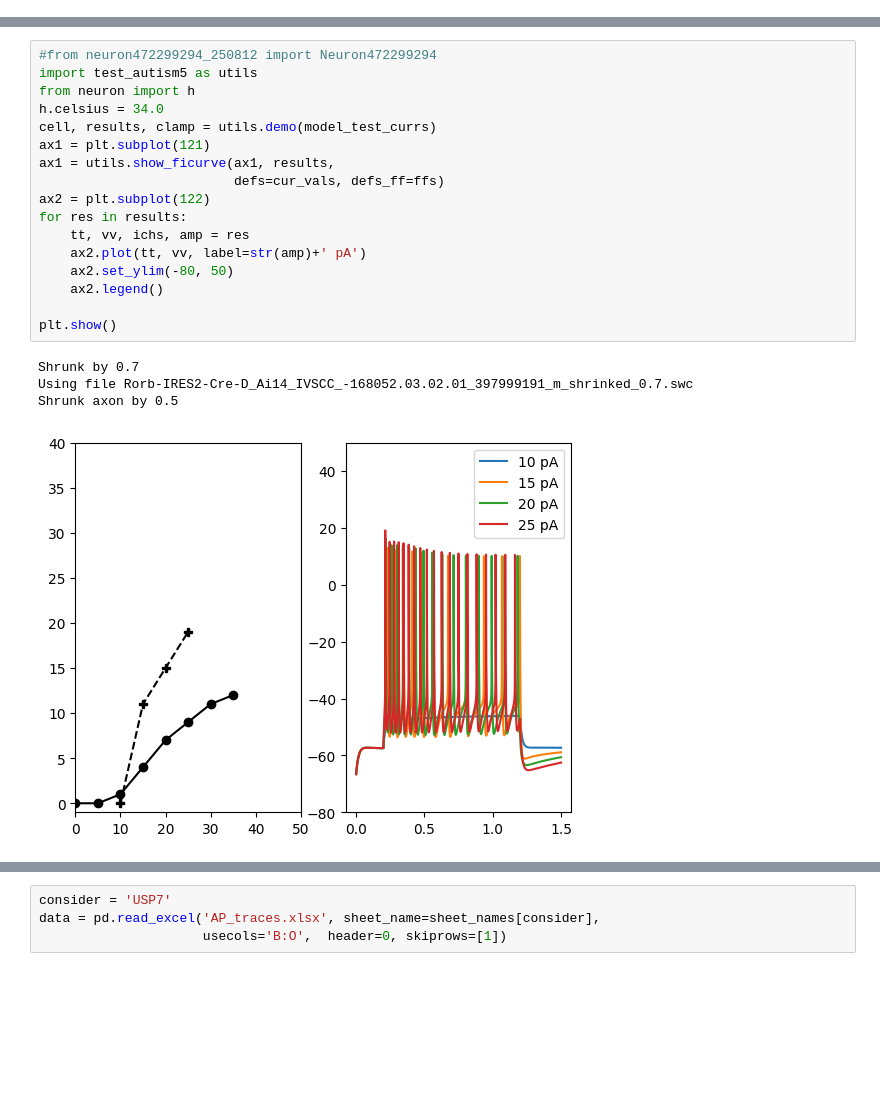
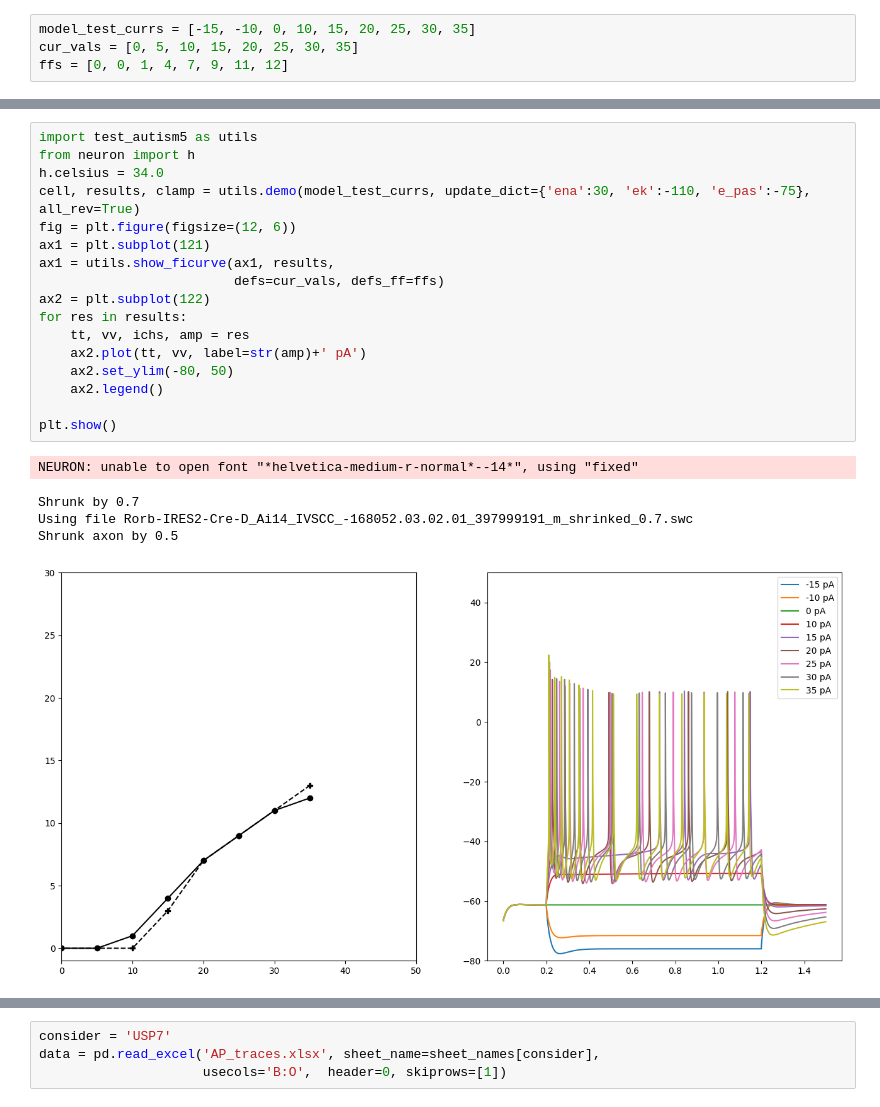
Before and after one commit to ccluri/L23Pyr, a Jupyter notebook: neuron_autism3.ipynb, the cells around one changed output, grey strips where cells are left out. Cells and saved outputs as stored; diff of their text form; blank space fills up the shorter version.

```diff
--- a/neuron_autism3.ipynb
+++ b/neuron_autism3.ipynb
@@ -48,3 +5,7 @@ import matplotlib.pyplot as plt
 import ipywidgets as widgets
 from IPython.display import display, clear_output
 from widgets_aut import *
+# %%
+model_test_currs = [-15, -10, 0, 10, 15, 20, 25, 30, 35]
+cur_vals = [0, 5, 10, 15, 20, 25, 30, 35]
+ffs = [0, 0, 1, 4, 7, 9, 11, 12]
@@ -51,25 +32,26 @@ from widgets_aut import *
 # %%
-#from neuron472299294_250812 import Neuron472299294
 import test_autism5 as utils
 from neuron import h
 h.celsius = 34.0
-cell, results, clamp = utils.demo(model_test_currs)
+cell, results, clamp = utils.demo(model_test_currs, update_dict={'ena':30, 'ek':-110, 'e_pas':-75}, all_rev=True)
+fig = plt.figure(figsize=(12, 6))
 ax1 = plt.subplot(121)
 ax1 = utils.show_ficurve(ax1, results,
                          defs=cur_vals, defs_ff=ffs)
 ax2 = plt.subplot(122)
 for res in results:
     tt, vv, ichs, amp = res
     ax2.plot(tt, vv, label=str(amp)+' pA')
     ax2.set_ylim(-80, 50)
     ax2.legend()
 
 plt.show()
 # %% [output]
-Shrunk by 0.7
-Using file Rorb-IRES2-Cre-D_Ai14_IVSCC_-168052.03.02.01_397999191_m_shrinked_0.7.swc
-Shrunk axon by 0.5
+NEURON: unable to open font "*helvetica-medium-r-normal*--14*", using "fixed"
+Shrunk by 0.7
+Using file Rorb-IRES2-Cre-D_Ai14_IVSCC_-168052.03.02.01_397999191_m_shrinked_0.7.swc
+Shrunk axon by 0.5
-[figure, old version]
+[figure, new version]
 # %%
 cm = pick_cm_range
 g_pas = pick_gpas_range
```
Also changed, not shown: parts of 9 cells of this notebook, 2 other files.
